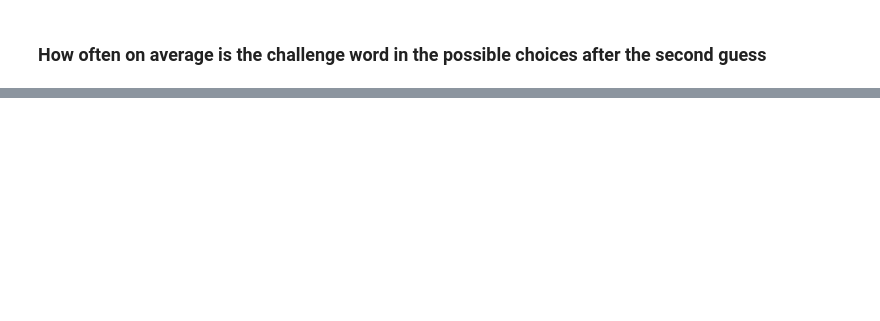
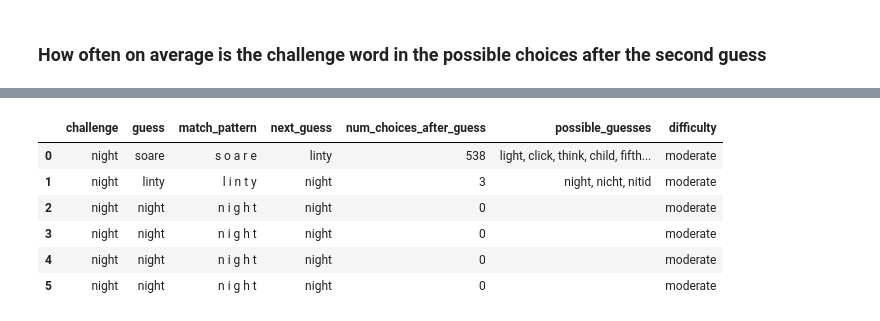
Before and after one commit to jgriffi/Wordle, a Jupyter notebook: notebooks/alternative_openers_eda.ipynb, the cells around one changed output, grey strips where cells are left out. Drawn from its saved outputs; the diff is of its cells as text; code cells hidden in the pictures; blank space fills up the shorter version.

```diff
--- a/notebooks/alternative_openers_eda.ipynb
+++ b/notebooks/alternative_openers_eda.ipynb
@@ -478,0 +507,20 @@ shape: (6, 19)
+# %%
+HTML(
+    simulating_tries_difficulty
+    .filter(pl.col("group") == 5828)
+    .to_pandas()
+    .assign(
+        match_pattern = lambda df_:
+        color_pattern_matching(
+            dataf=df_,
+            challenge_col="challenge",
+            guess_col="guess"
+        )
+    )
+    [[
+        "challenge", "guess", "match_pattern", "next_guess",
+        "num_choices_after_guess", "possible_guesses", "difficulty",
+    ]]
+    .to_html(escape=False)
+)
+# %% [output]
@@ -478,0 +528,7 @@ shape: (6, 19)
+|  | challenge | guess | match_pattern | next_guess | num_choices_after_guess | possible_guesses | difficulty |
+| 0 | night | soare | s o a r e | linty | 538 | light, click, think, child, fifth... | moderate |
+| 1 | night | linty | l i n t y | night | 3 | night, nicht, nitid | moderate |
+| 2 | night | night | n i g h t | night | 0 |  | moderate |
+| 3 | night | night | n i g h t | night | 0 |  | moderate |
+| 4 | night | night | n i g h t | night | 0 |  | moderate |
+| 5 | night | night | n i g h t | night | 0 |  | moderate |
```
Also changed, not shown: parts of 26 cells of this notebook, 5 other files.
